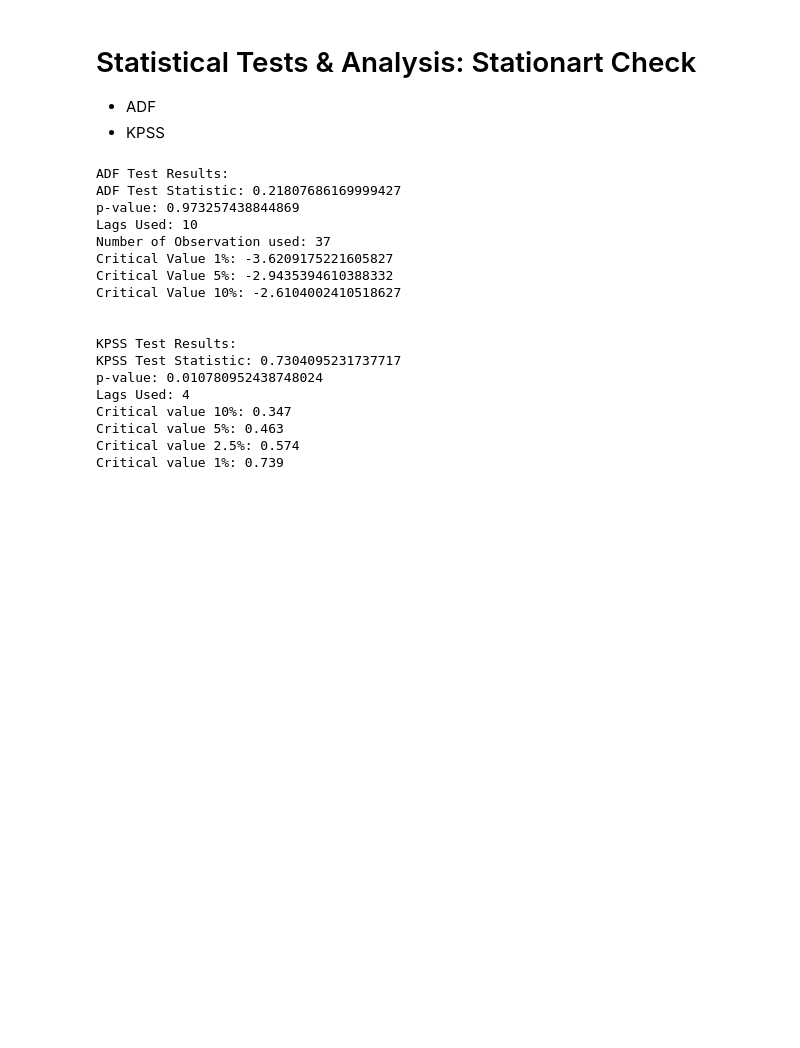
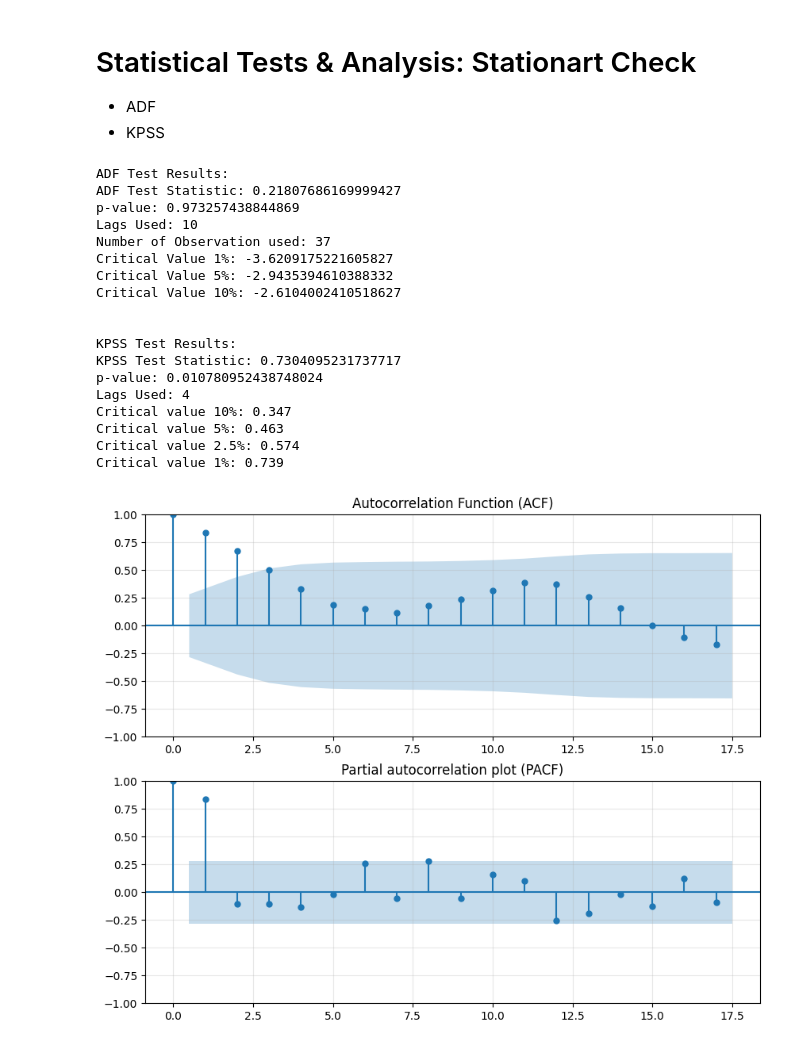
Before and after one commit to raz0208/Natural-Gas-Price-Interpolation-Forecasting, a Jupyter notebook: Advance_Quantitative_Research-Natural_Gas_Price_Forecasting.ipynb, the cells around one changed output. Saved outputs shown, nothing was run; the diff lists cells and outputs as text; code cells hidden in the pictures; blank space fills up the shorter version.

```diff
--- a/Advance_Quantitative_Research-Natural_Gas_Price_Forecasting.ipynb
+++ b/Advance_Quantitative_Research-Natural_Gas_Price_Forecasting.ipynb
@@ -168,30 +169,49 @@ for key, value in adf_result[4].items():
     print(f"Critical Value {key}: {value}")
 print("\n")
 
 # KPSS Test
 kpss_result = kpss(df_month['Prices'].dropna(), regression='c')
 print("KPSS Test Results:")
 print(f"KPSS Test Statistic: {kpss_result[0]}")
 print(f"p-value: {kpss_result[1]}")
 print(f"Lags Used: {kpss_result[2]}")
 for key, value in kpss_result[3].items():
   print(f"Critical value {key}: {value}")
+print("\n")
+
+# adf Visialisation
+plt.figure(figsize=(10, 8))
+
+# ACF Plot
+plt.subplot(2, 1, 1)
+plot_acf(df_month['Prices'], ax=plt.gca())
+plt.title('Autocorrelation Function (ACF)')
+plt.grid(alpha=0.3)
+
+# PACF Plot
+plt.subplot(2, 1, 2)
+plot_pacf(df_month['Prices'], ax=plt.gca())
+plt.title('Partial autocorrelation plot (PACF)')
+plt.grid(alpha=0.3)
+
+plt.show()
 # %% [output]
 ADF Test Results:
 ADF Test Statistic: 0.21807686169999427
 p-value: 0.973257438844869
 Lags Used: 10
 Number of Observation used: 37
 Critical Value 1%: -3.6209175221605827
 Critical Value 5%: -2.9435394610388332
 Critical Value 10%: -2.6104002410518627
 
 
 KPSS Test Results:
 KPSS Test Statistic: 0.7304095231737717
 p-value: 0.010780952438748024
 Lags Used: 4
 Critical value 10%: 0.347
 Critical value 5%: 0.463
 Critical value 2.5%: 0.574
 Critical value 1%: 0.739
+[figure, added]
```
Also changed, not shown: parts of 1 cell of this notebook.
